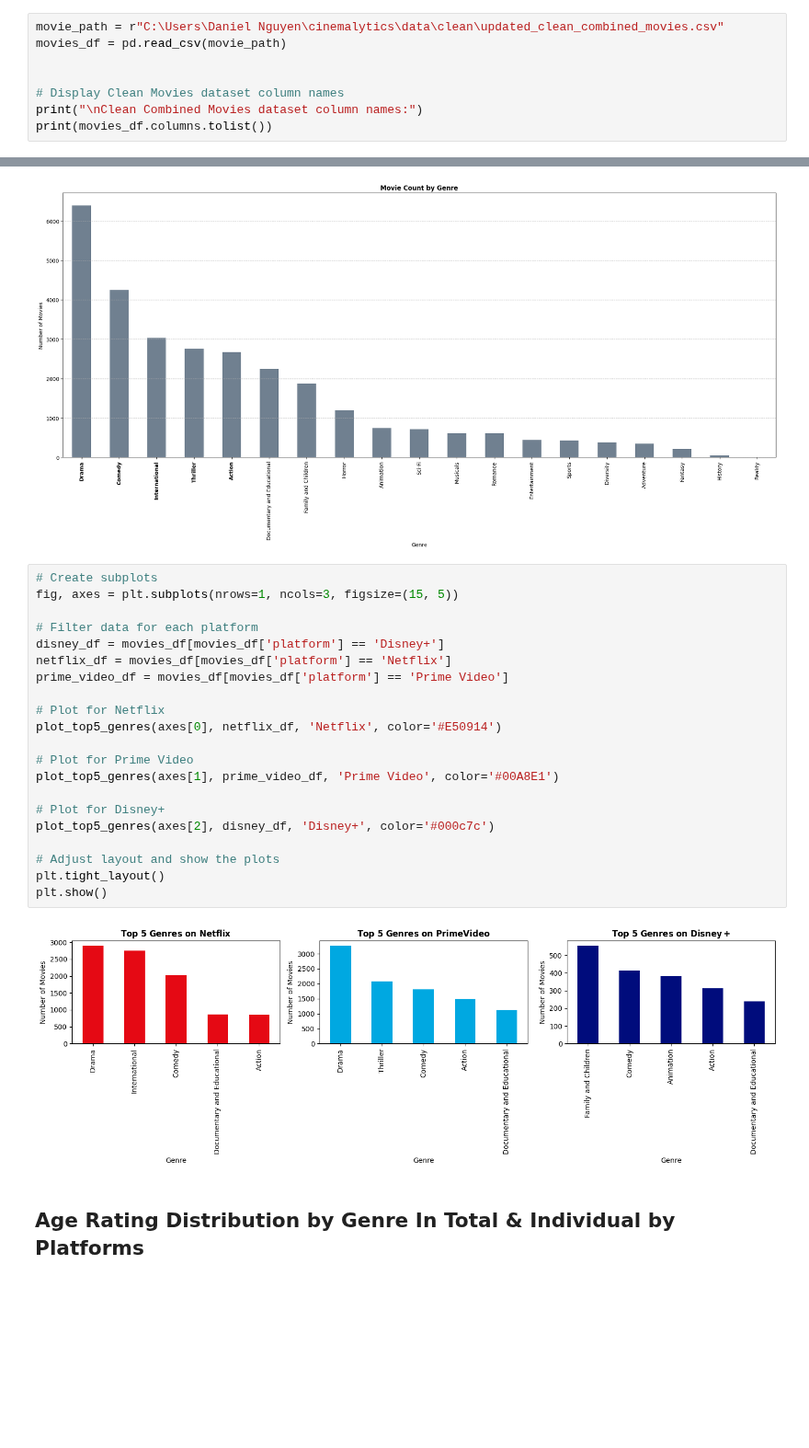
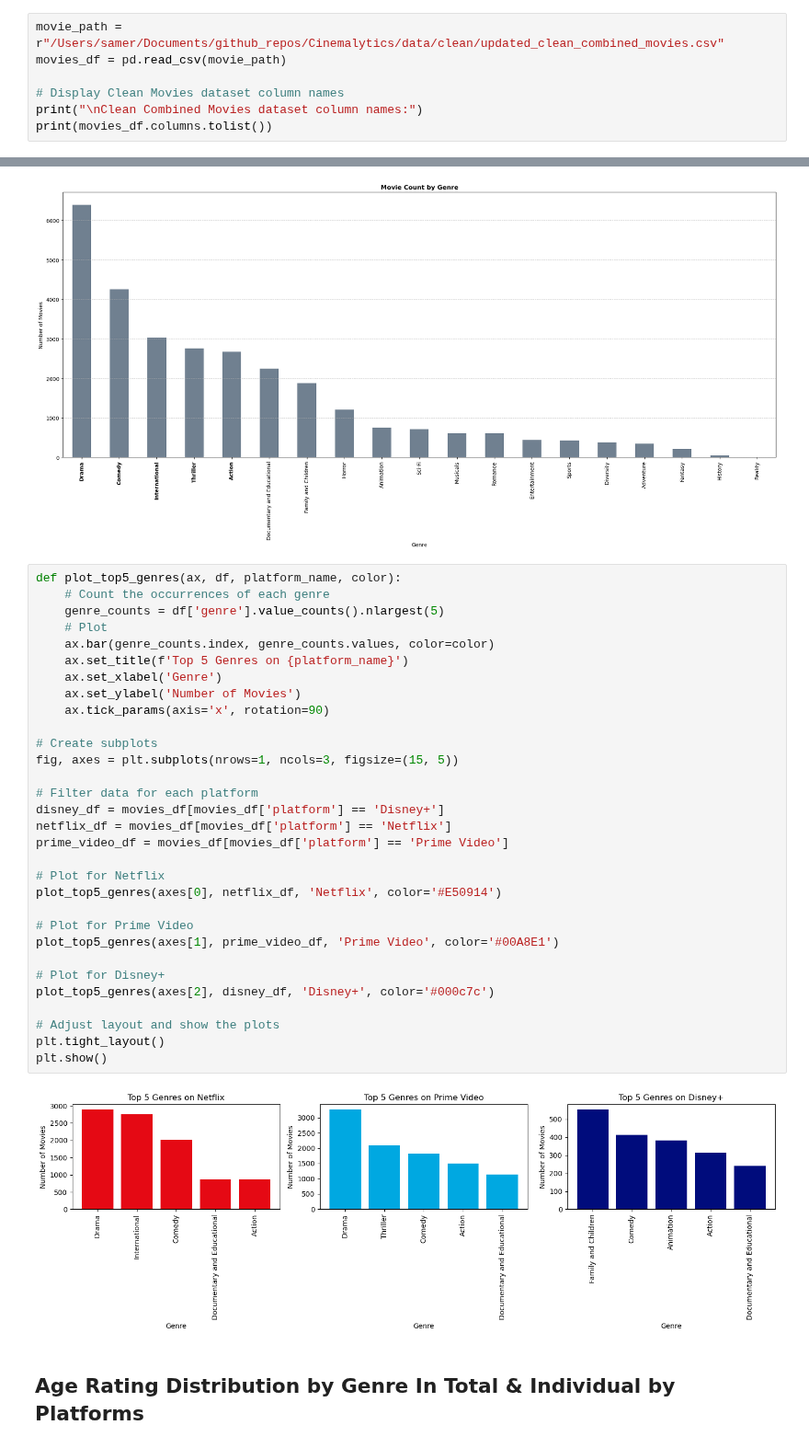
Before and after one commit to ulquyorra-11/Cinemalytics, a Jupyter notebook: notebooks/Quys Notebook/PLOT_FINAL_BETA.ipynb, the cells around one changed output, grey strips where cells are left out. Shown at 92% size. Cells and saved outputs as stored; diff of their text form; blank space fills up the shorter version.

```diff
--- a/notebooks/Quys Notebook/PLOT_FINAL_BETA.ipynb
+++ b/notebooks/Quys Notebook/PLOT_FINAL_BETA.ipynb
@@ -6,9 +6,8 @@ import numpy as mp
 from matplotlib.patches import Patch
 import seaborn as sns
 # %%
-movie_path = r"C:\Users\Daniel Nguyen\cinemalytics\data\clean\updated_clean_combined_movies.csv"
+movie_path = r"/Users/samer/Documents/github_repos/Cinemalytics/data/clean/updated_clean_combined_movies.csv"
 movies_df = pd.read_csv(movie_path)
-
 
 # Display Clean Movies dataset column names
 print("\nClean Combined Movies dataset column names:")
@@ -47,28 +46,38 @@ plt.show()
 # %% [output]
 [figure]
 # %%
+def plot_top5_genres(ax, df, platform_name, color):
+    # Count the occurrences of each genre
+    genre_counts = df['genre'].value_counts().nlargest(5)
+    # Plot
+    ax.bar(genre_counts.index, genre_counts.values, color=color)
+    ax.set_title(f'Top 5 Genres on {platform_name}')
+    ax.set_xlabel('Genre')
+    ax.set_ylabel('Number of Movies')
+    ax.tick_params(axis='x', rotation=90)
+
 # Create subplots
 fig, axes = plt.subplots(nrows=1, ncols=3, figsize=(15, 5))
 
 # Filter data for each platform
 disney_df = movies_df[movies_df['platform'] == 'Disney+']
 netflix_df = movies_df[movies_df['platform'] == 'Netflix']
 prime_video_df = movies_df[movies_df['platform'] == 'Prime Video']
 
 # Plot for Netflix
 plot_top5_genres(axes[0], netflix_df, 'Netflix', color='#E50914')
 
 # Plot for Prime Video
 plot_top5_genres(axes[1], prime_video_df, 'Prime Video', color='#00A8E1')
 
 # Plot for Disney+
 plot_top5_genres(axes[2], disney_df, 'Disney+', color='#000c7c')
 
 # Adjust layout and show the plots
 plt.tight_layout()
 plt.show()
 # %% [output]
-[figure, old version]
+[figure, new version]
 # %% [markdown]
 ## Age Rating Distribution by Genre In Total & Individual by Platforms ##
 # %%
```
